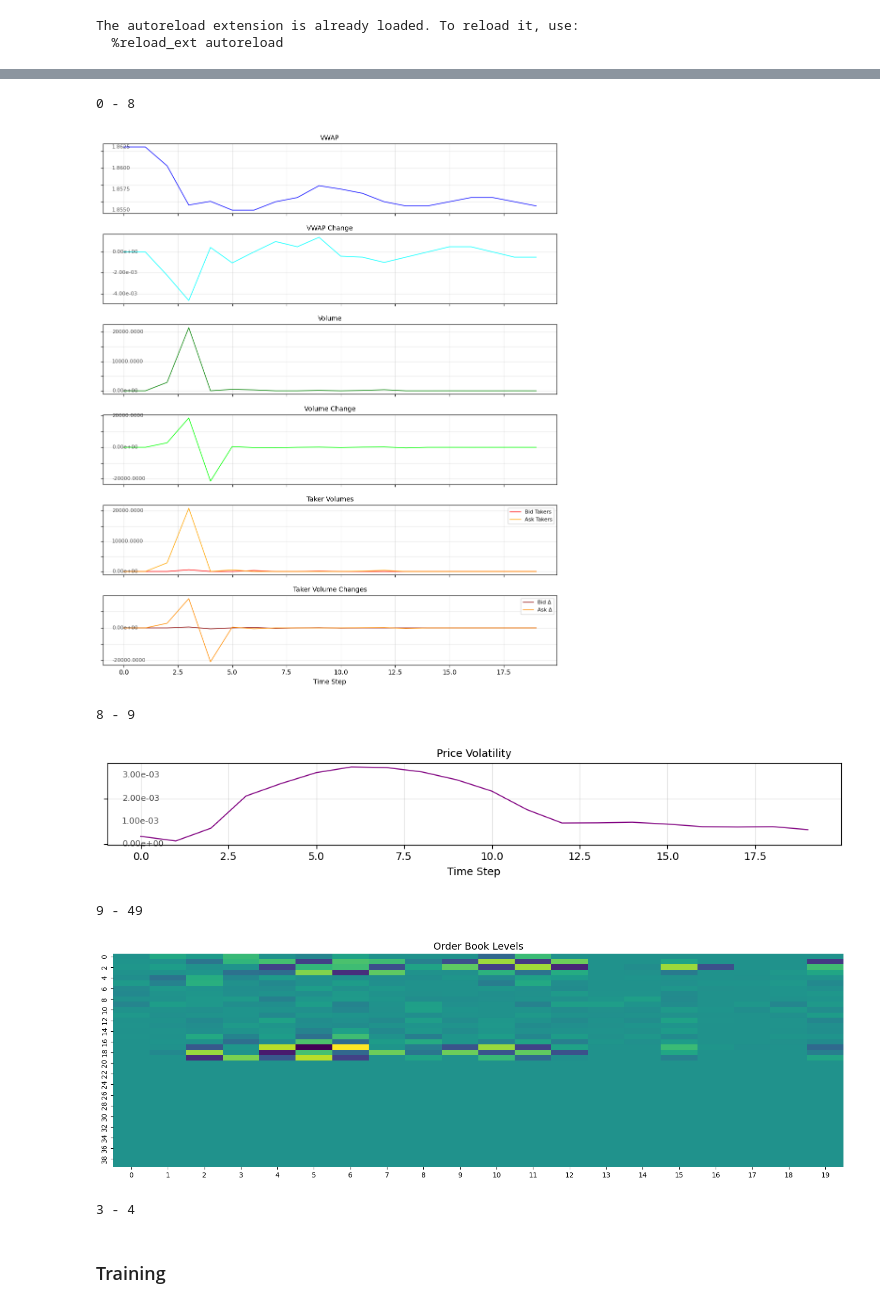
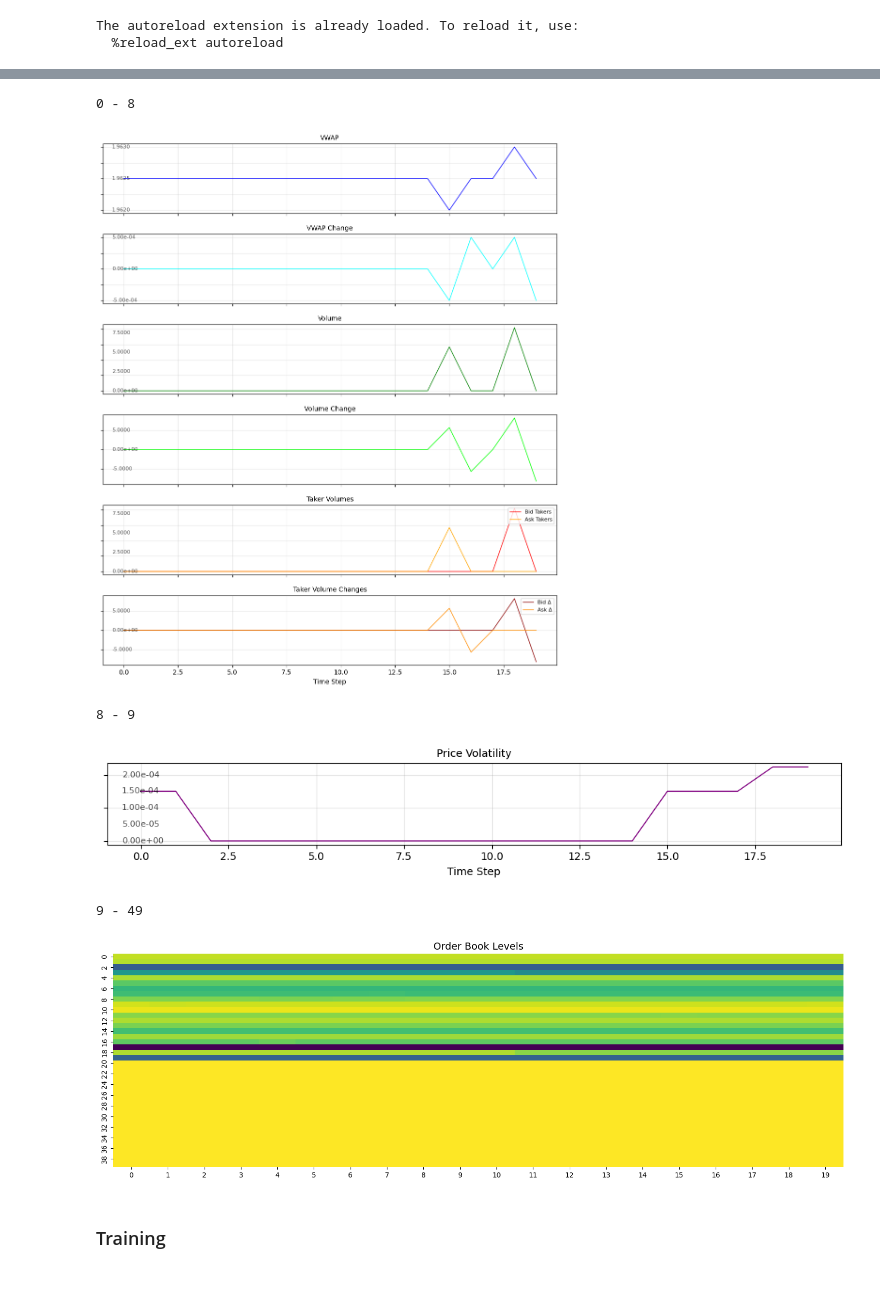
Before and after one commit to noahpy/crypto_trading, a Jupyter notebook: learning.ipynb, the cells around one changed output, grey strips where cells are left out. Saved outputs shown, nothing was run; the diff lists cells and outputs as text; code cells hidden in the pictures.

```diff
--- a/learning.ipynb
+++ b/learning.ipynb
@@ -13,12 +13,13 @@ The autoreload extension is already loaded. To reload it, use:
 folder = "data"
 contract = "CAKEUSDT"
 start_date = datetime(2025, 4, 1)
-end_date = datetime(2025, 4, 16)
+end_date = datetime(2025, 4, 1)
 
 
 trades_feature = TradeFeature(1, inc_vwap=True, inc_vwap_change=True, inc_vol=True, inc_vol_change=True, inc_taker=True, inc_taker_change=True)
 volatility_feature = VolatilityFeature(10)
-ob_feature = LevelOBFeature(num_levels=10, change=True, include_prices=True)
+ob_feature = LevelOBFeature(num_levels=10, change=False, include_prices=True)
+
 trend_feature = TrendFeature(1)
 mp_feature_1 = MidPriceFeature(1)
 mp_feature_2 = MidPriceFeature(10)
@@ -29,6 +30,7 @@ input_feature_creator = FeatureCreator([
     volatility_feature,
     ob_feature
     ])
+
 output_feature_creator = FeatureCreator([
     trend_feature,
     mp_feature_1,
@@ -41,7 +43,7 @@ input_features, output_features = load_ob_and_trade_data_new(
     contract,
     start_date,
     end_date,
-    timedelta(seconds=1),
+    timedelta(seconds=60),
     input_feature_creator,
     output_feature_creator)
 # %% [output]
@@ -88,17 +62,13 @@ train_split = int(len(X_data) * 0.8)
 x_train, y_train = X_data[:train_split], Y_data[:train_split]
 x_val, y_val = X_data[train_split:], Y_data[train_split:]
 # %%
-input_feature_creator.visualize(x_train[10000], 0)
-input_feature_creator.visualize(x_train[10000], 1)
-input_feature_creator.visualize(x_train[10000], 2)
+input_feature_creator.visualize(x_train[10], 0)
+input_feature_creator.visualize(x_train[10], 1)
+input_feature_creator.visualize(x_train[10], 2)
 # %% [output]
 0 - 8
-[figure, old version]
+[figure, new version]
 8 - 9
-[figure, old version]
+[figure, new version]
 9 - 49
-[figure, old version]
+[figure, new version]
-# %%
-output_feature_creator.visualize(np.array([y_train[100]]), 1)
-# %% [output]
-3 - 4
```
Also changed, not shown: parts of 5 cells of this notebook, 1 other file.
